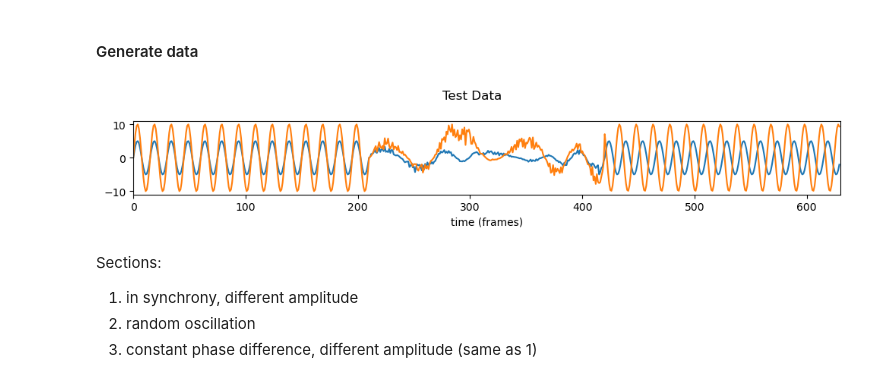
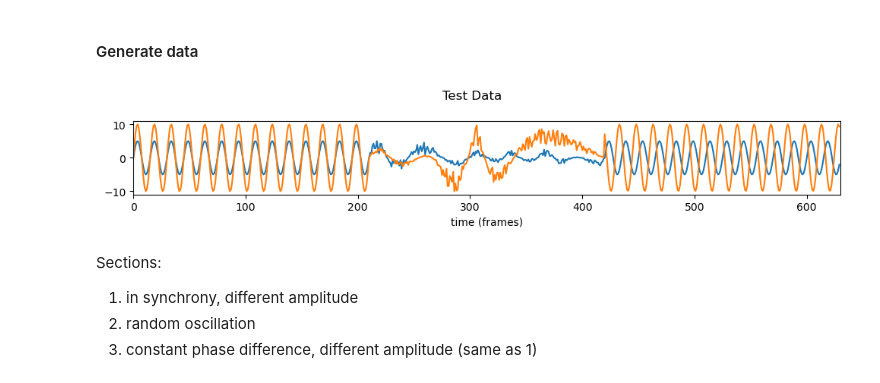
Before and after one commit to juigmend/python-miscellaneous, a Jupyter notebook: WCT_DEMO.ipynb, the cells around one changed output. Drawn from its saved outputs; the diff is of its cells as text; code cells hidden in the pictures.

```diff
--- a/WCT_DEMO.ipynb
+++ b/WCT_DEMO.ipynb
@@ -56,9 +56,7 @@ matlab_connected = False
 # %% [markdown]
 #### Define functions
 # %%
-ranseed = 1 # <--- pseudorandom generator's seed
-
-def supersine(argdict):
+def make_supersine(argdict):
     '''
     Produce a sine wave with optional variables for distortion.
     Arg:
@@ -73,6 +71,7 @@ def supersine(argdict):
             wavargs['vertical_offset']: scalar
             wavargs['irregularity']: scalar in [0...1]
             wavargs['noise_strength']: scalar in [0...1]
+            wavargs['seed'] = s
     Returns:
         array
     '''
@@ -87,6 +86,7 @@ def supersine(argdict):
     irregularity = argdict.get('irregularity',0)
     noise_strength = argdict.get('noise_strength',0)
     noise_strength = noise_strength
+    ranseed = argdict.get('seed',None)
 
     if irregularity or noise_strength:
         rangen = np.random.default_rng(seed=ranseed)
@@ -161,37 +165,38 @@ def testdata(*args,**kwargs):
 >
 #### Generate data
 # %%
-bl_f = 2 # <--- baseline frequency (Hz)
+bl_f = 2  # <--- baseline frequency (Hz)
+seed = 4  # <--- pseudorandom generator's seed
 
 testdata_vars = { 'fps':30,'durations_sections':[7,7,7], 'n_points':2,'n_axes':1 }
 testdata_vars['total_duration'] = sum(testdata_vars['durations_sections']) * testdata_vars['fps']
 testdata_vars['point_vars'] = np.empty(( len(testdata_vars['durations_sections']),
                                          testdata_vars['n_points'], testdata_vars['n_axes'],6 ))
 
 # vars = frequency, phase_shift, amplitude, vertical_offset, irregularity, noise_strength
 # section 0:
 testdata_vars['point_vars'][0,0,0] = 1, 0,   10, 0, 0, 0
 testdata_vars['point_vars'][0,1,0] = 1, 0,   20, 0, 0, 0
 # section 1:
-testdata_vars['point_vars'][1,0,0] = 1, 0.2, 10, 0, 0.72, 0.5
+testdata_vars['point_vars'][1,0,0] = 1, 0.2, 10, 0, 0.72, 0.8
 testdata_vars['point_vars'][1,1,0] = 1, 0.7, 20, 0, 0.78, 0.5
 # section 2:
 testdata_vars['point_vars'][2,0,0] = 1, 0,         10, 0, 0, 0
 testdata_vars['point_vars'][2,1,0] = 1, 3*np.pi/2, 20, 0, 0, 0
 
 testdata_vars['point_vars'][[0,2],...,0] = bl_f
 
-test_data_0 = testdata(testdata_vars)
+test_data_0 = make_testdata(**testdata_vars)
 
 plt.figure(figsize=(10,2))
 for s in test_data_0[:,0,:]:
     plt.plot(s)
     plt.xlim((0,testdata_vars['total_duration']))
 plt.xlabel('time (frames)')
 plt.suptitle('Test Data')
 plt.tight_layout();
 # %% [output]
-[figure, old version]
+[figure, new version]
 # %% [markdown]
 Sections:
 1. in synchrony, different amplitude
```
Also changed, not shown: parts of 6 cells of this notebook.
